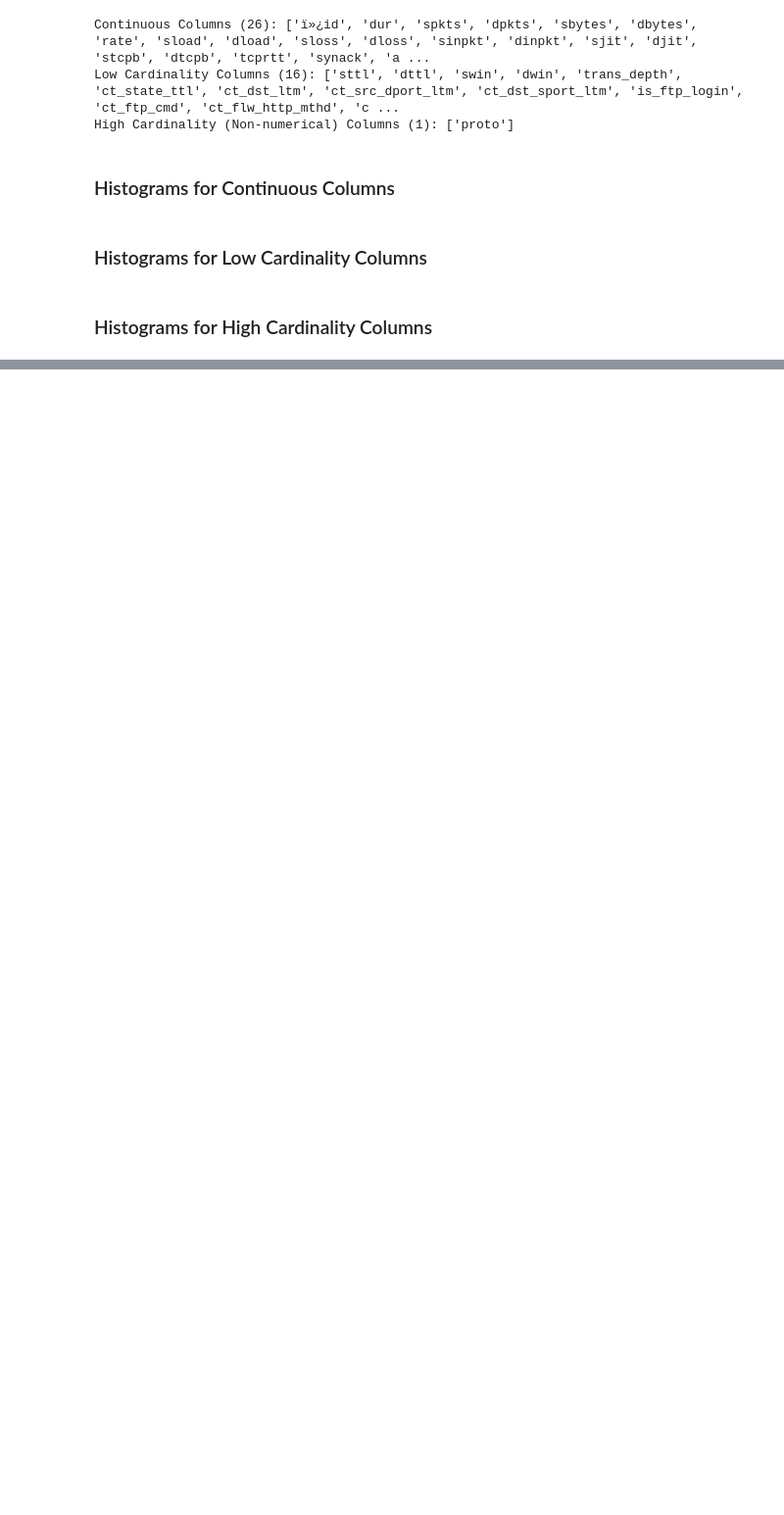
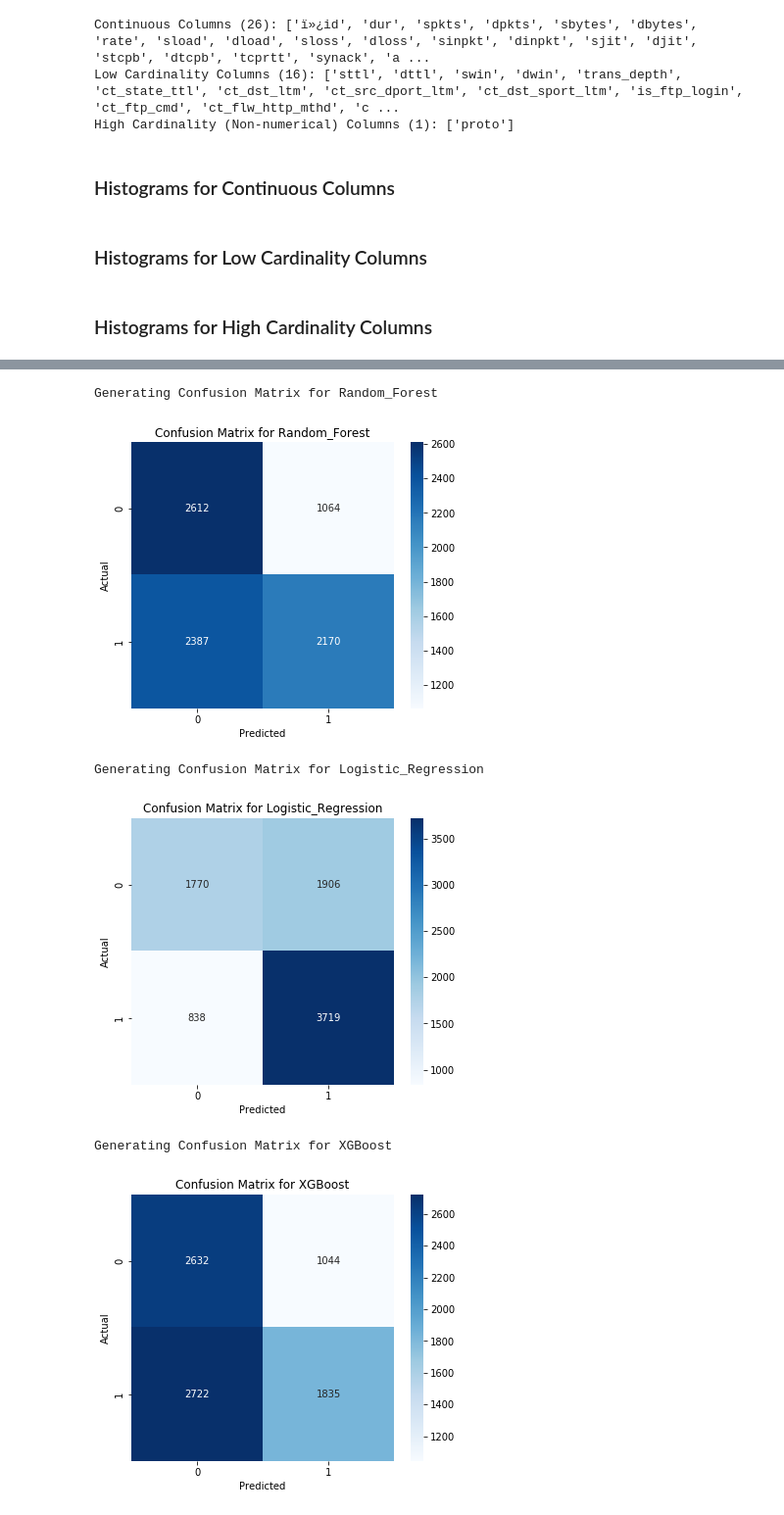
Before and after one commit to Saltizm/Data-mining-group-project, a Jupyter notebook: code.ipynb, the cells around one changed output, grey strips where cells are left out. Shown at 98% size. Drawn from its saved outputs; the diff is of its cells as text; code cells hidden in the pictures; blank space fills up the shorter version.

```diff
--- a/code.ipynb
+++ b/code.ipynb
@@ -426,12 +414,27 @@ hyperparameters = {}
+# %%
+# !pip install xgboost #uncomment if error
+from sklearn.model_selection import GridSearchCV
+from sklearn.ensemble import RandomForestClassifier
+from sklearn.linear_model import LogisticRegression
+from sklearn.model_selection import StratifiedKFold
+from xgboost import XGBClassifier
+
+y_test = y_test.values.ravel()
+y_train = y_train.values.ravel()
+
+cv_strategy = StratifiedKFold(n_splits=5, shuffle=True, random_state=42)
+
+hyperparameters = {}
 # %%
 # Random Forest classifier
 param_grid = {
     'max_depth': [10,30],
     'min_samples_split': [2, 5, 10],
     'min_samples_leaf': [1, 2],
-    'bootstrap': [True, False]
+    'bootstrap': [True, False],
+
 }
 
-grid_search = GridSearchCV(RandomForestClassifier(), param_grid=param_grid, cv=5)
+grid_search = GridSearchCV(RandomForestClassifier(random_state=42), param_grid=param_grid, cv=cv_strategy)
 grid_search.fit(encoded_x_train, y_train)
 hyperparameters['Random_Forest'] = grid_search.best_estimator_
@@ -447,7 +450,7 @@ param_grid_lr = {
     'max_iter': [100, 200]
 }
 
-grid_search_lr = GridSearchCV(LogisticRegression(), param_grid=param_grid_lr, cv=5)
+grid_search_lr = GridSearchCV(LogisticRegression(random_state=42), param_grid=param_grid_lr, cv=cv_strategy)
 grid_search_lr.fit(encoded_x_train, y_train)
 hyperparameters['Logistic_Regression'] = grid_search_lr.best_estimator_
 
@@ -472,7 +469,7 @@ param_grid_xgb = {
     'colsample_bytree': [0.7, 1.0]
 }
 
-grid_search_xgb = GridSearchCV(XGBClassifier(use_label_encoder=False, eval_metric='logloss'), param_grid=param_grid_xgb, cv=3, verbose=1, n_jobs=-1)
+grid_search_xgb = GridSearchCV(XGBClassifier(use_label_encoder=False, eval_metric='logloss', random_state=42), param_grid=param_grid_xgb, cv=cv_strategy, verbose=1, n_jobs=-1)
 grid_search_xgb.fit(encoded_x_train, y_train)
 hyperparameters['XGBoost'] = grid_search_xgb.best_estimator_
 
@@ -481,24 +482,31 @@ print(grid_search_xgb.best_params_)
 # %%
 from sklearn.metrics import confusion_matrix
 import matplotlib.pyplot as plt
 import seaborn as sns
 
 for model_name, model_estimator in hyperparameters.items():
     print(f"Generating Confusion Matrix for {model_name}")
 
     # Make predictions on the encoded test set
     y_pred = model_estimator.predict(encoded_x_test)
 
     # Generate confusion matrix
-    cm = confusion_matrix(y_test_flat, y_pred)
+    cm = confusion_matrix(y_test, y_pred)
 
     # Plot confusion matrix
     plt.figure(figsize=(6, 5))
     sns.heatmap(cm, annot=True, fmt='d', cmap='Blues')
     plt.title(f'Confusion Matrix for {model_name}')
     plt.xlabel('Predicted')
     plt.ylabel('Actual')
     plt.show()
+# %% [output]
+Generating Confusion Matrix for Random_Forest
+[figure, added]
+Generating Confusion Matrix for Logistic_Regression
+[figure, added]
+Generating Confusion Matrix for XGBoost
+[figure, added]
 # %%
 results = []
 
```
Also changed, not shown: parts of 26 cells of this notebook.
